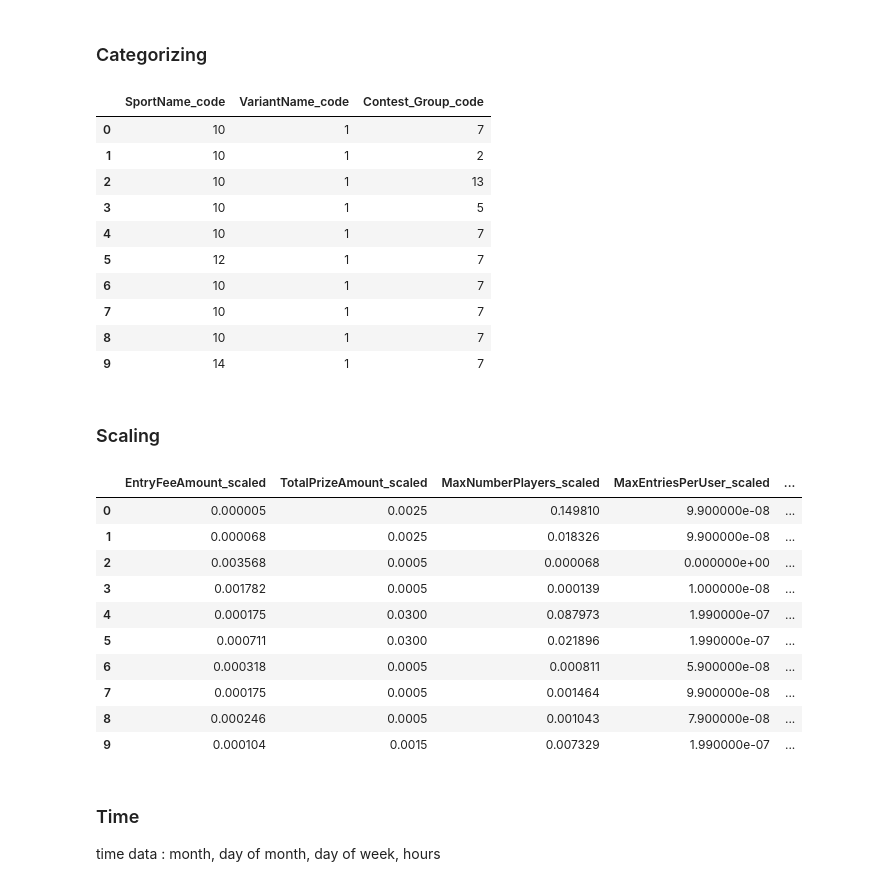
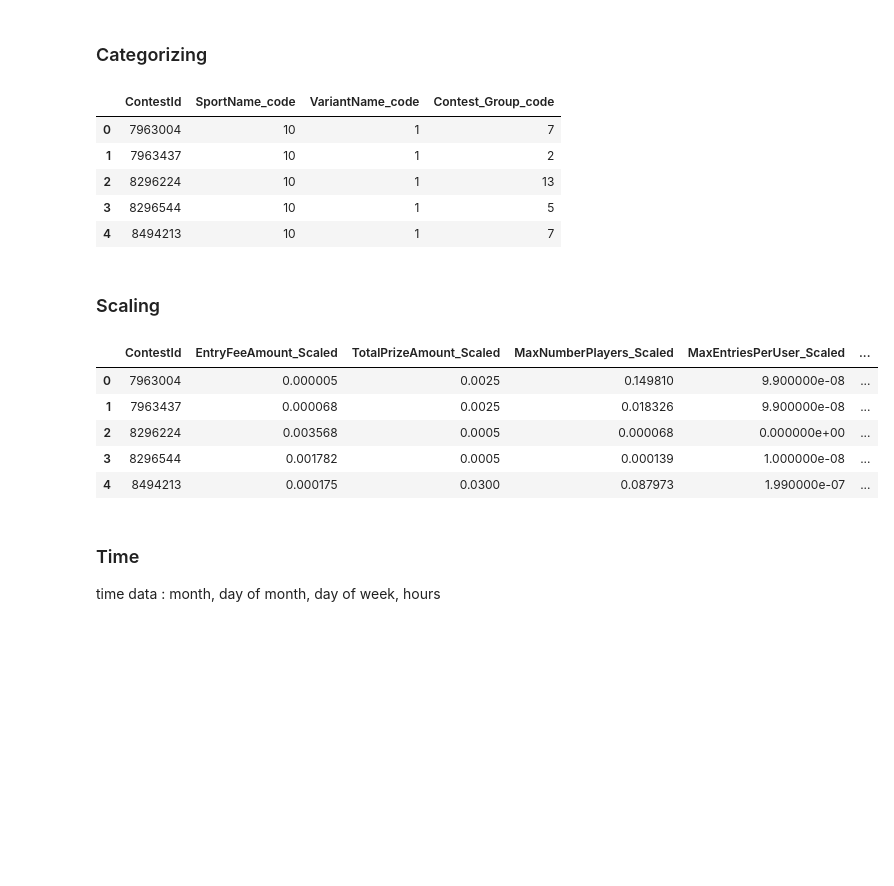
Before and after one commit to WPI-Draftkings-MQP/dkNotebook, a Jupyter notebook: Feature Engineering.ipynb, the cells around one changed output. Saved outputs shown, nothing was run; the diff lists cells and outputs as text; code cells hidden in the pictures; blank space fills up the shorter version.

Commit message:
Featur Engineering

```diff
--- a/Feature Engineering.ipynb
+++ b/Feature Engineering.ipynb
@@ -47,24 +42,19 @@ def categorizeFeature(df, name):
     return df.assign(newCol=lb_make.fit_transform(categoricalDF[name])).rename(columns={'newCol': name+'_code'})
 # %%
 categoricalFeatures = ['SportName', 'VariantName', 'Contest_Group']
-categoricalDF = contests[categoricalFeatures]
+categoricalDF = contests[['ContestId', 'SportName', 'VariantName', 'Contest_Group']]
 for f in categoricalFeatures:
     categoricalDF = categorizeFeature(categoricalDF, f)
 categoricalDF = categoricalDF.drop(categoricalFeatures, axis=1)
 
-categoricalDF.head(10)
+categoricalDF.head()
 # %% [output]
-|  | SportName_code | VariantName_code | Contest_Group_code |
-| 0 | 10 | 1 | 7 |
-| 1 | 10 | 1 | 2 |
-| 2 | 10 | 1 | 13 |
-| 3 | 10 | 1 | 5 |
-| 4 | 10 | 1 | 7 |
-| 5 | 12 | 1 | 7 |
-| 6 | 10 | 1 | 7 |
-| 7 | 10 | 1 | 7 |
-| 8 | 10 | 1 | 7 |
-| 9 | 14 | 1 | 7 |
+|  | ContestId | SportName_code | VariantName_code | Contest_Group_code |
+| 0 | 7963004 | 10 | 1 | 7 |
+| 1 | 7963437 | 10 | 1 | 2 |
+| 2 | 8296224 | 10 | 1 | 13 |
+| 3 | 8296544 | 10 | 1 | 5 |
+| 4 | 8494213 | 10 | 1 | 7 |
 # %% [markdown]
 ### Scaling
 # %%
@@ -72,27 +62,23 @@ from sklearn.preprocessing import MinMaxScaler
 scaler = MinMaxScaler()
 # %%
 def scaleFeature(df, name):
-    return df.assign(newCol=scaler.fit_transform(df[[name]])).rename(columns={'newCol': name+'_scaled'})
+    return df.assign(newCol=scaler.fit_transform(df[[name]])).rename(columns={'newCol': name+'_Scaled'})
 # %%
 scaleFeatures = ['EntryFeeAmount', 'TotalPrizeAmount', 'MaxNumberPlayers', 'MaxEntriesPerUser',
                        'NumGames', 'DraftablePlayersInSet', 'PaidUsersInDraftGroup', 'TopPrize', 'MaxPayoutPosition']
-scaleDF = contests[scaleFeatures]
+scaleDF = contests[['ContestId', 'EntryFeeAmount', 'TotalPrizeAmount', 'MaxNumberPlayers', 'MaxEntriesPerUser',
+                       'NumGames', 'DraftablePlayersInSet', 'PaidUsersInDraftGroup', 'TopPrize', 'MaxPayoutPosition']]
 for f in scaleFeatures:
     scaleDF = scaleFeature(scaleDF, f)
 scaleDF = scaleDF.drop(scaleFeatures, axis=1)
-scaleDF.head(10)
+scaleDF.head()
 # %% [output]
-|  | EntryFeeAmount_scaled | TotalPrizeAmount_scaled | MaxNumberPlayers_scaled | MaxEntriesPerUser_scaled | ... |
-| 0 | 0.000005 | 0.0025 | 0.149810 | 9.900000e-08 | ... |
-| 1 | 0.000068 | 0.0025 | 0.018326 | 9.900000e-08 | ... |
-| 2 | 0.003568 | 0.0005 | 0.000068 | 0.000000e+00 | ... |
-| 3 | 0.001782 | 0.0005 | 0.000139 | 1.000000e-08 | ... |
-| 4 | 0.000175 | 0.0300 | 0.087973 | 1.990000e-07 | ... |
-| 5 | 0.000711 | 0.0300 | 0.021896 | 1.990000e-07 | ... |
-| 6 | 0.000318 | 0.0005 | 0.000811 | 5.900000e-08 | ... |
-| 7 | 0.000175 | 0.0005 | 0.001464 | 9.900000e-08 | ... |
-| 8 | 0.000246 | 0.0005 | 0.001043 | 7.900000e-08 | ... |
-| 9 | 0.000104 | 0.0015 | 0.007329 | 1.990000e-07 | ... |
+|  | ContestId | EntryFeeAmount_Scaled | TotalPrizeAmount_Scaled | MaxNumberPlayers_Scaled | MaxEntriesPerUser_Scaled | ... |
+| 0 | 7963004 | 0.000005 | 0.0025 | 0.149810 | 9.900000e-08 | ... |
+| 1 | 7963437 | 0.000068 | 0.0025 | 0.018326 | 9.900000e-08 | ... |
+| 2 | 8296224 | 0.003568 | 0.0005 | 0.000068 | 0.000000e+00 | ... |
+| 3 | 8296544 | 0.001782 | 0.0005 | 0.000139 | 1.000000e-08 | ... |
+| 4 | 8494213 | 0.000175 | 0.0300 | 0.087973 | 1.990000e-07 | ... |
 # %% [markdown]
 ### Time
 time data : month, day of month, day of week, hours
```
Also changed, not shown: parts of 38 cells of this notebook.
